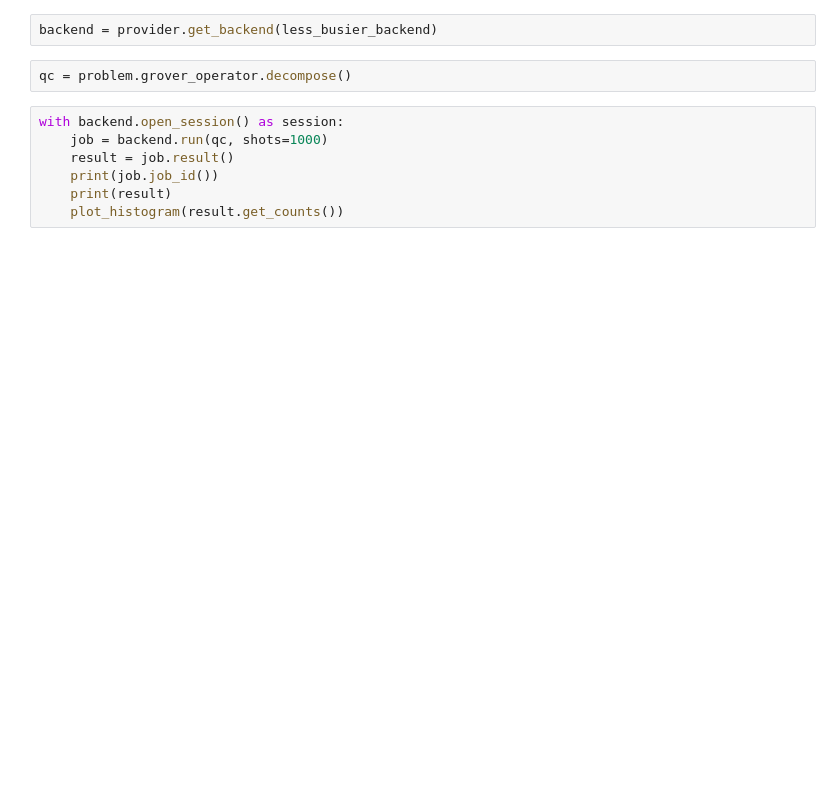
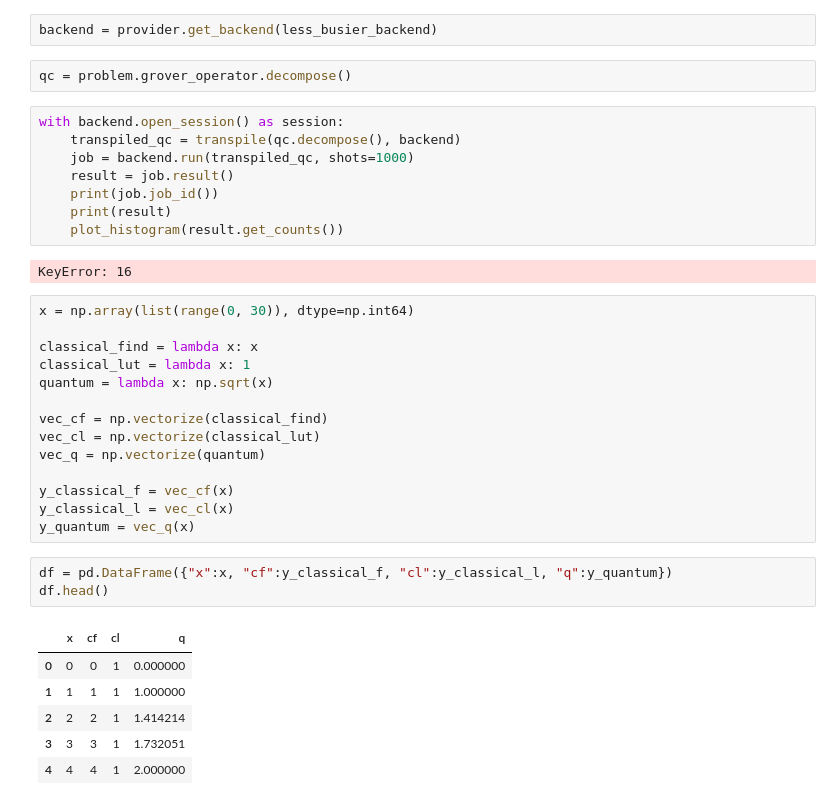
Before and after one commit to Dpbm/scientific-research-1-quantum-oracles, a Jupyter notebook: code/file-explorer.ipynb, the cells around one changed output. Drawn from its saved outputs; the diff is of its cells as text; blank space fills up the shorter version.

```diff
--- a/code/file-explorer.ipynb
+++ b/code/file-explorer.ipynb
@@ -237,8 +225,35 @@ backend = provider.get_backend(less_busier_backend)
 qc = problem.grover_operator.decompose()
 # %%
 with backend.open_session() as session:
-    job = backend.run(qc, shots=1000)
+    transpiled_qc = transpile(qc.decompose(), backend)
+    job = backend.run(transpiled_qc, shots=1000)
     result = job.result()
     print(job.job_id())
     print(result)
     plot_histogram(result.get_counts())
+# %% [output]
+KeyError: 16
+# %%
+x = np.array(list(range(0, 30)), dtype=np.int64)
+
+classical_find = lambda x: x
+classical_lut = lambda x: 1
+quantum = lambda x: np.sqrt(x)
+
+vec_cf = np.vectorize(classical_find)
+vec_cl = np.vectorize(classical_lut)
+vec_q = np.vectorize(quantum)
+
+y_classical_f = vec_cf(x)
+y_classical_l = vec_cl(x)
+y_quantum = vec_q(x)
+# %%
+df = pd.DataFrame({"x":x, "cf":y_classical_f, "cl":y_classical_l, "q":y_quantum})
+df.head()
+# %% [output]
+|  | x | cf | cl | q |
+| 0 | 0 | 0 | 1 | 0.000000 |
+| 1 | 1 | 1 | 1 | 1.000000 |
+| 2 | 2 | 2 | 1 | 1.414214 |
+| 3 | 3 | 3 | 1 | 1.732051 |
+| 4 | 4 | 4 | 1 | 2.000000 |
```
Also changed, not shown: parts of 12 cells of this notebook, 6 other files.
